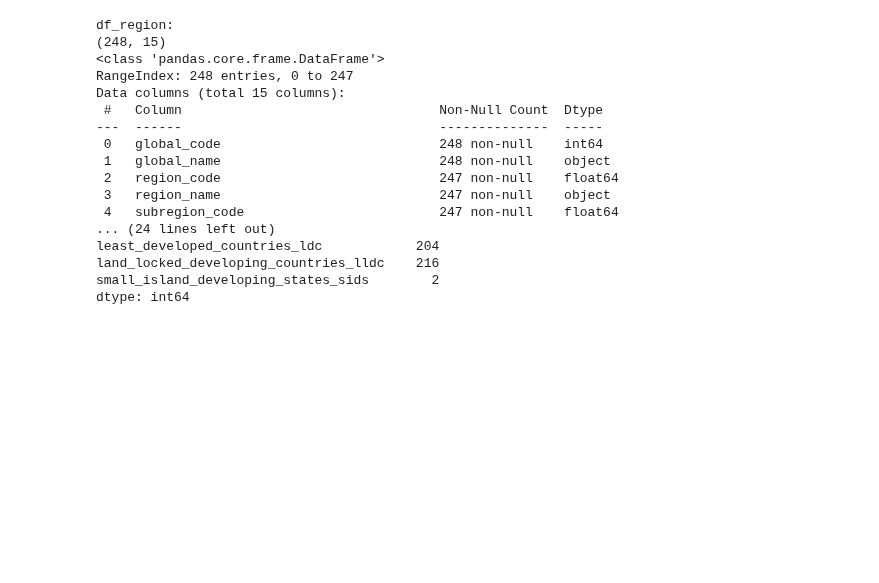
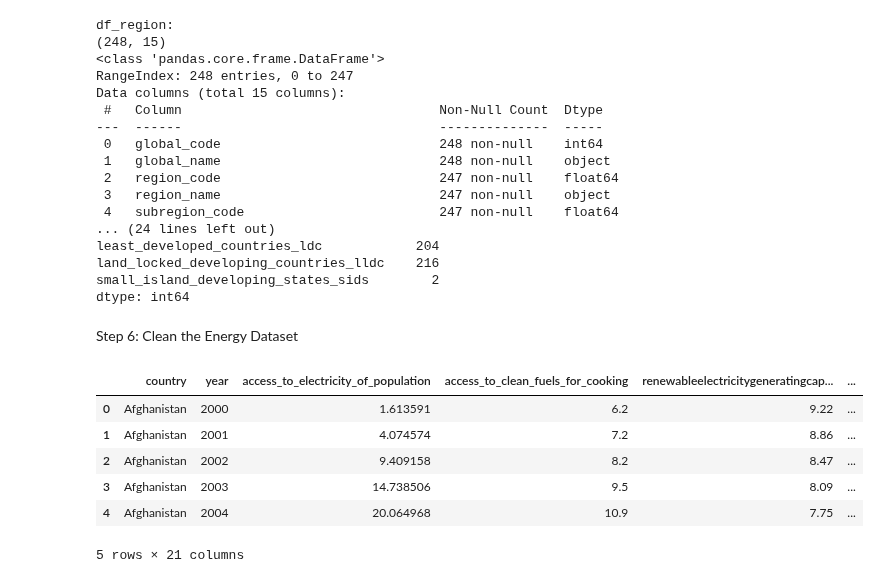
Before and after one commit to SelinaFischer/climate_tipping_points, a Jupyter notebook: jupyter_notebooks/1. etl_data_prep.ipynb, the cells around one changed output. Drawn from its saved outputs; the diff is of its cells as text; code cells hidden in the pictures; blank space fills up the shorter version.

Commit message:
rename energy col

```diff
--- a/jupyter_notebooks/1. etl_data_prep.ipynb
+++ b/jupyter_notebooks/1. etl_data_prep.ipynb
@@ -245,3 +245,19 @@ least_developed_countries_ldc            204
 land_locked_developing_countries_lldc    216
 small_island_developing_states_sids        2
 dtype: int64
+# %% [markdown]
+Step 6: Clean the Energy Dataset
+# %%
+# Rename columns in the energy dataset for clarity and consistency
+df_energy.rename(columns={'entity': 'country'}, inplace=True)
+df_energy['year'] = df_energy['year'].astype(int)
+# %%
+df_energy.head()  # Display the first few rows of the energy dataset
+# %% [output]
+|  | country | year | access_to_electricity_of_population | access_to_clean_fuels_for_cooking | renewableelectricitygeneratingcap... | ... |
+| 0 | Afghanistan | 2000 | 1.613591 | 6.2 | 9.22 | ... |
+| 1 | Afghanistan | 2001 | 4.074574 | 7.2 | 8.86 | ... |
+| 2 | Afghanistan | 2002 | 9.409158 | 8.2 | 8.47 | ... |
+| 3 | Afghanistan | 2003 | 14.738506 | 9.5 | 8.09 | ... |
+| 4 | Afghanistan | 2004 | 20.064968 | 10.9 | 7.75 | ... |
+5 rows × 21 columns
```
Also changed, not shown: parts of 1 cell of this notebook.
